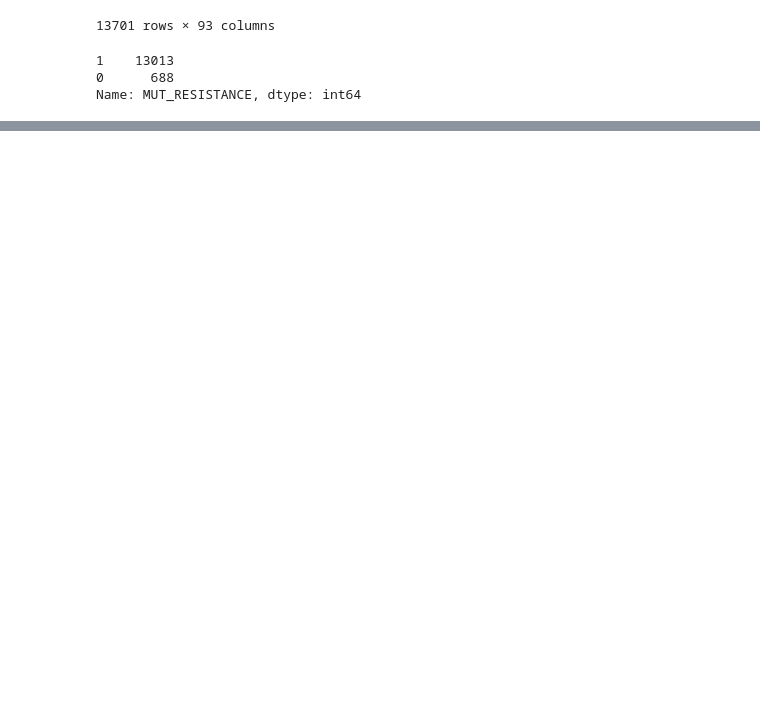
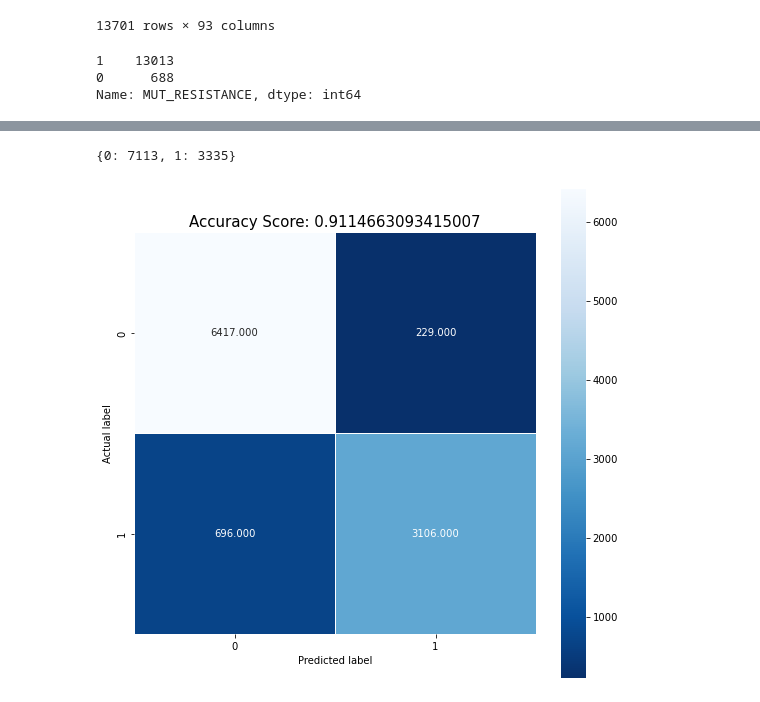
Before and after one commit to fowler-lab/Inh_resistance, a Jupyter notebook: CRyPTIC_KatG.ipynb, the cells around one changed output, grey strips where cells are left out. Drawn from its saved outputs; the diff is of its cells as text; code cells hidden in the pictures; blank space fills up the shorter version.

Commit message:
Log regression complete for all data with mutations, genome data, and unique mutations

```diff
--- a/CRyPTIC_KatG.ipynb
+++ b/CRyPTIC_KatG.ipynb
@@ -712,0 +735,9 @@ logistic_regression(unique_KatG_mutations)
+# %%
+genome_ML_data.rename(columns = {"('Number of substitutions', 'min')":'MIN_N_SUBS'}, inplace = True)
+# %%
+#replaces NaN with 0s for all of rows in the features table for samples with no mutations
+genome_ML_data['d_volume'] = genome_ML_data['d_volume'].fillna(0)
+genome_ML_data['d_MW'] = genome_ML_data['d_MW'].fillna(0)
+genome_ML_data['d_hydropathy'] = genome_ML_data['d_hydropathy'].fillna(0)
+genome_ML_data['d_Pi'] = genome_ML_data['d_Pi'].fillna(0)
+genome_ML_data['MIN_N_SUBS'] = genome_ML_data['MIN_N_SUBS'].fillna(0)
@@ -712,0 +747,31 @@ logistic_regression(unique_KatG_mutations)
+# %%
+genome_ML_data.reset_index(inplace=True)
+# %%
+def logistic_regression_noCoM(data):
+
+    features_matrix = data.iloc[:,74:]
+    label = data['RESISTANCE']
+
+    x_train, x_test, y_train, y_test = train_test_split(features_matrix,label, test_size = 0.25, random_state=0)
+    logisticRegr = LogisticRegression(max_iter=1000)
+    logisticRegr.fit(x_train, y_train)
+
+    predictions = logisticRegr.predict(x_test)
+
+    unique, counts = numpy.unique(predictions, return_counts=True)
+    print(dict(zip(unique, counts)))
+
+    score = logisticRegr.score(x_test, y_test)
+
+    cm = metrics.confusion_matrix(y_test, predictions)
+    plt.figure(figsize=(9,9))
+    sns.heatmap(cm, annot=True, fmt=".3f", linewidths=.5, square = True, cmap = 'Blues_r');
+    plt.ylabel('Actual label');
+    plt.xlabel('Predicted label');
+    all_sample_title = 'Accuracy Score: {0}'.format(score)
+    plt.title(all_sample_title, size = 15);
+# %%
+logistic_regression_noCoM(genome_ML_data)
+# %% [output]
+{0: 7113, 1: 3335}
+[figure, added]
```
Also changed, not shown: parts of 55 cells of this notebook.
